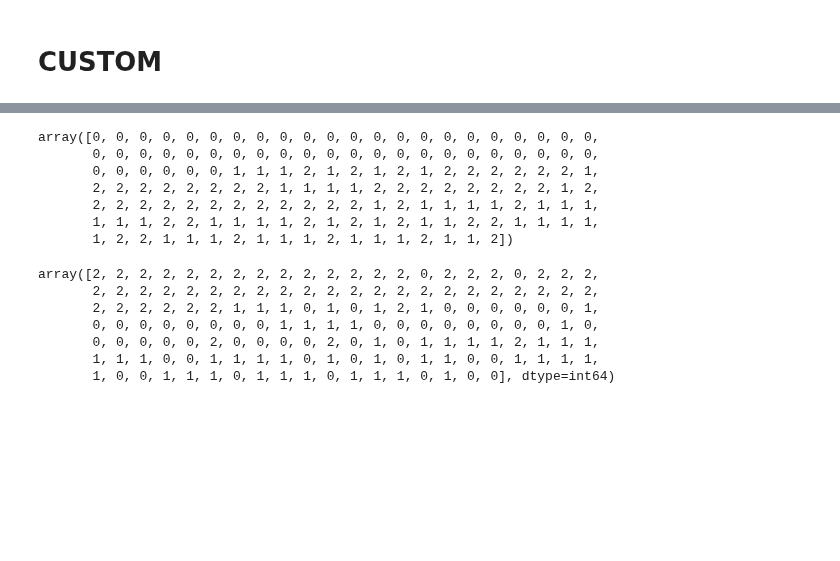
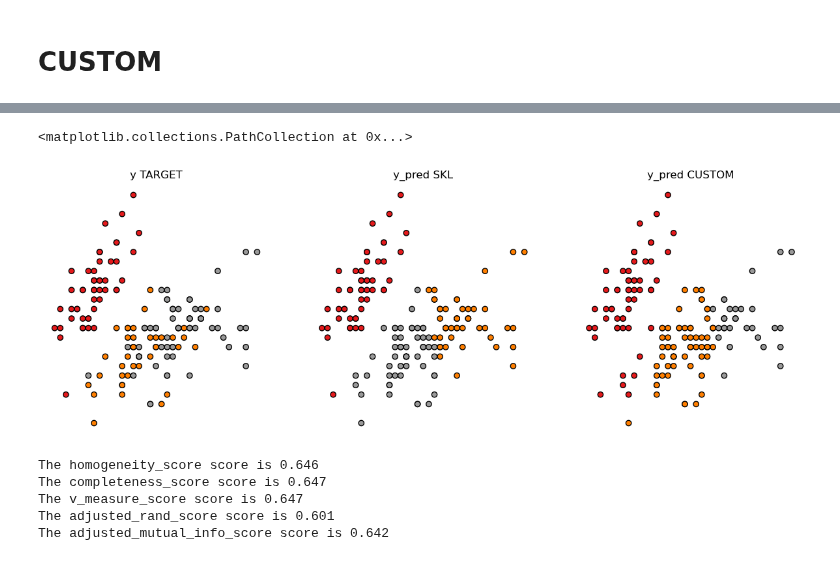
Before and after one commit to brusadelli-luca/customer-analysis, a Jupyter notebook: k_means.ipynb, the cells around one changed output, grey strips where cells are left out. Drawn from its saved outputs; the diff is of its cells as text; code cells hidden in the pictures; blank space fills up the shorter version.

```diff
--- a/k_means.ipynb
+++ b/k_means.ipynb
@@ -14,7 +14,7 @@ X = iris.data[:, :2]
 x_min, x_max, y_min, y_max = round(min(X[:, 0])), round(max(X[:, 0])), round(min(X[:, 1])), round(max(X[:, 1]))
 #x_min, x_max, y_min, y_max
 # %%
-y = iris.target
+y_t = iris.target
 #y
 # %% [markdown]
 # SKLEARN
@@ -23,7 +23,7 @@ n_clusters = 3
 random_state = 130
 # %%
 model = KMeans(n_clusters = n_clusters, random_state = random_state).fit(X)
-y_pred = model.predict(X)
+y_pred_skl = model.predict(X)
 # %%
 x_min, x_max = X[:, 0].min() - 0.5, X[:, 0].max() + 0.5
 y_min, y_max = X[:, 1].min() - 0.5, X[:, 1].max() + 0.5
@@ -144,10 +143,0 @@ plt.scatter(X[:, 0], X[:, 1], c=y, cmap=plt.cm.Set1, edgecolor="k")
-# %%
-y_pred
-# %% [output]
-array([0, 0, 0, 0, 0, 0, 0, 0, 0, 0, 0, 0, 0, 0, 0, 0, 0, 0, 0, 0, 0, 0,
-       0, 0, 0, 0, 0, 0, 0, 0, 0, 0, 0, 0, 0, 0, 0, 0, 0, 0, 0, 0, 0, 0,
-       0, 0, 0, 0, 0, 0, 1, 1, 1, 2, 1, 2, 1, 2, 1, 2, 2, 2, 2, 2, 2, 1,
-       2, 2, 2, 2, 2, 2, 2, 2, 1, 1, 1, 1, 2, 2, 2, 2, 2, 2, 2, 2, 1, 2,
-       2, 2, 2, 2, 2, 2, 2, 2, 2, 2, 2, 2, 1, 2, 1, 1, 1, 1, 2, 1, 1, 1,
-       1, 1, 1, 2, 2, 1, 1, 1, 1, 2, 1, 2, 1, 2, 1, 1, 2, 2, 1, 1, 1, 1,
-       1, 2, 2, 1, 1, 1, 2, 1, 1, 1, 2, 1, 1, 1, 2, 1, 1, 2])
@@ -154,10 +146,48 @@ array([0, 0, 0, 0, 0, 0, 0, 0, 0, 0, 0, 0, 0, 0, 0, 0, 0, 0, 0, 0, 0, 0,
 # %%
-df.y_pred.to_numpy()
+#df.y_pred.to_numpy()
-# %% [output]
-array([2, 2, 2, 2, 2, 2, 2, 2, 2, 2, 2, 2, 2, 2, 0, 2, 2, 2, 0, 2, 2, 2,
-       2, 2, 2, 2, 2, 2, 2, 2, 2, 2, 2, 2, 2, 2, 2, 2, 2, 2, 2, 2, 2, 2,
-       2, 2, 2, 2, 2, 2, 1, 1, 1, 0, 1, 0, 1, 2, 1, 0, 0, 0, 0, 0, 0, 1,
-       0, 0, 0, 0, 0, 0, 0, 0, 1, 1, 1, 1, 0, 0, 0, 0, 0, 0, 0, 0, 1, 0,
-       0, 0, 0, 0, 0, 2, 0, 0, 0, 0, 2, 0, 1, 0, 1, 1, 1, 1, 2, 1, 1, 1,
-       1, 1, 1, 0, 0, 1, 1, 1, 1, 0, 1, 0, 1, 0, 1, 1, 0, 0, 1, 1, 1, 1,
-       1, 0, 0, 1, 1, 1, 0, 1, 1, 1, 0, 1, 1, 1, 0, 1, 0, 0], dtype=int64)
+# %%
+plt.figure(figsize=(15, 5))
+
+ax = plt.subplot(1, 3, 1)
+
+plt.title('y TARGET')
+plt.axis("off")
+
+plt.scatter(X[:, 0], X[:, 1], c=y_t, cmap=plt.cm.Set1, edgecolor="k")
+
+
+ax = plt.subplot(1, 3, 2)
+
+plt.title('y_pred SKL')
+plt.axis("off")
+
+plt.scatter(X[:, 0], X[:, 1], c=y_pred_skl, cmap=plt.cm.Set1, edgecolor="k")
+
+
+ax = plt.subplot(1, 3, 3)
+
+plt.title('y_pred CUSTOM')
+plt.axis("off")
+
+plt.scatter(X[:, 0], X[:, 1], c=df.y_pred.to_numpy(), cmap=plt.cm.Set1, edgecolor="k")
+# %% [output]
+<matplotlib.collections.PathCollection at 0x...>
+[figure, added]
+# %%
+from sklearn import metrics
+clustering_metrics = [
+        metrics.homogeneity_score,
+        metrics.completeness_score,
+        metrics.v_measure_score,
+        metrics.adjusted_rand_score,
+        metrics.adjusted_mutual_info_score,
+    ]
+for metric in clustering_metrics:
+  score = metric(y_t, model.labels_)
+  print(f"The {metric.__name__} score is {round(score, 3)} ")
+# %% [output]
+The homogeneity_score score is 0.646
+The completeness_score score is 0.647
+The v_measure_score score is 0.647
+The adjusted_rand_score score is 0.601
+The adjusted_mutual_info_score score is 0.642
```
Also changed, not shown: parts of 4 cells of this notebook, 1 other file.
